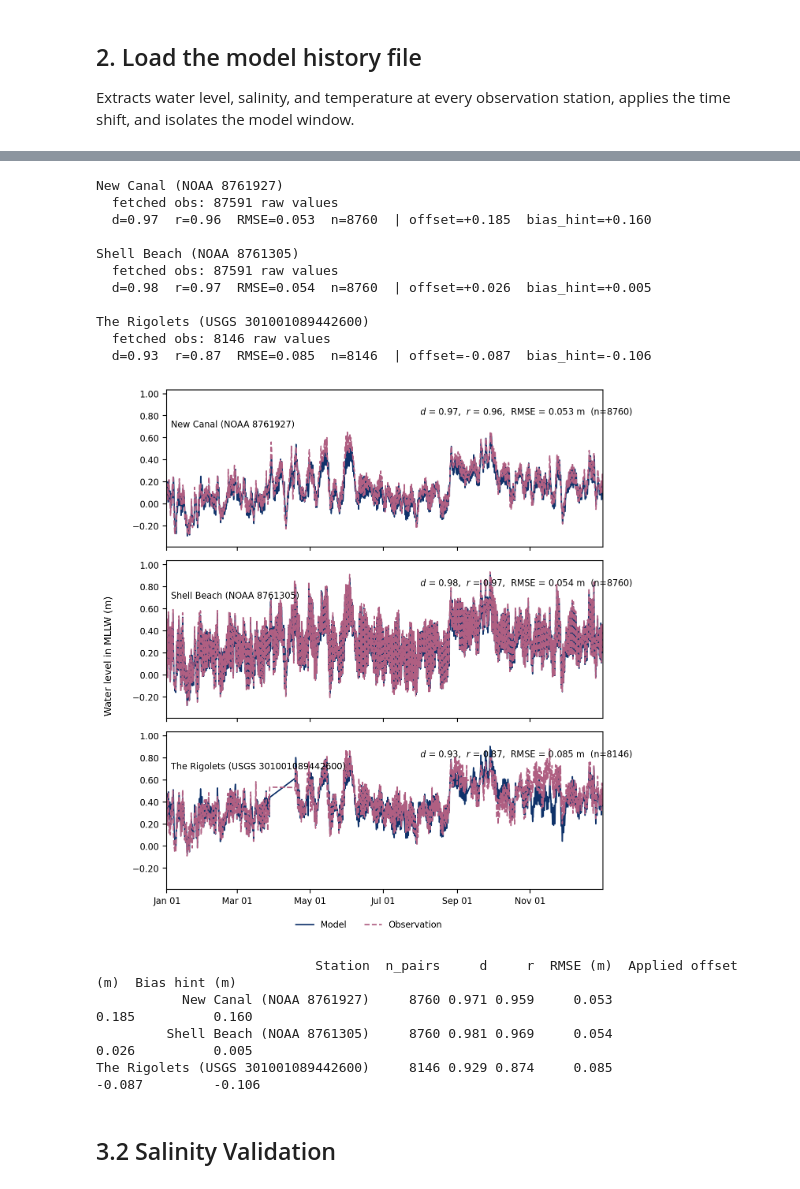
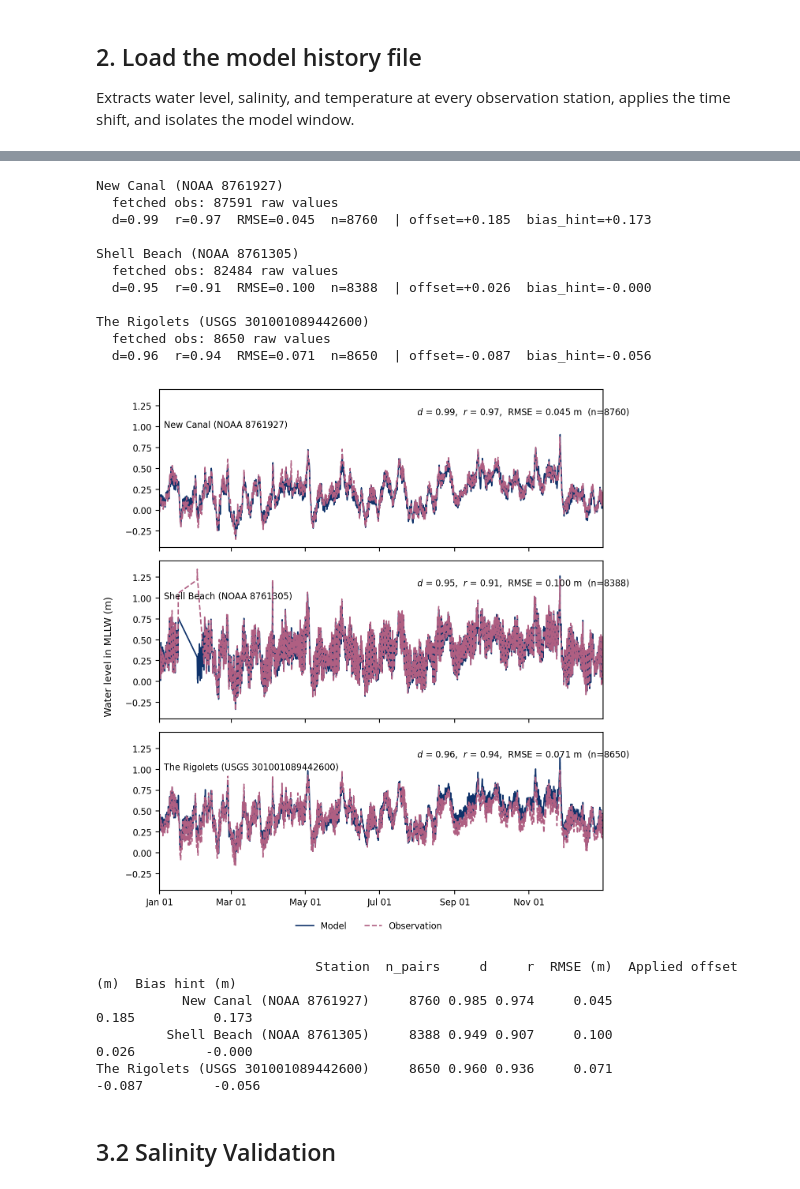
Before and after one commit to caitlinturner/Lake_Pontchartrain_Model, a Jupyter notebook: notebooks/REVIEW-01-validation_at_sites.ipynb, the cells around one changed output, grey strips where cells are left out. Cells and saved outputs as stored; diff of their text form; code cells hidden in the pictures.

```diff
--- a/notebooks/REVIEW-01-validation_at_sites.ipynb
+++ b/notebooks/REVIEW-01-validation_at_sites.ipynb
@@ -62,7 +62,7 @@ if str(PROJECT_ROOT) not in sys.path:
 import src.validation_functions as val_funcs
 
 # Model output
-HIS_PATH = Path(r"C:\Users\hydro\BCS_Paper\WL_Lake_Pontchartrain_Model_2013.dsproj")
+HIS_PATH = Path(r"C:\Users\hydro\BCS_Paper\WL_Lake_Pontchartrain_Model_2014.dsproj_data\FlowFM\output\FlowFM_his.nc")
 
 # Validation window
 start_time = pd.Timestamp("2013-01-01 00:00")
@@ -225,21 +228,22 @@ else:
 # %% [output]
 New Canal (NOAA 8761927)
   fetched obs: 87591 raw values
-  d=0.97  r=0.96  RMSE=0.053  n=8760  | offset=+0.185  bias_hint=+0.160
+  d=0.99  r=0.97  RMSE=0.045  n=8760  | offset=+0.185  bias_hint=+0.173
 
 Shell Beach (NOAA 8761305)
-  fetched obs: 87591 raw values
-  d=0.98  r=0.97  RMSE=0.054  n=8760  | offset=+0.026  bias_hint=+0.005
+  fetched obs: 82484 raw values
+  d=0.95  r=0.91  RMSE=0.100  n=8388  | offset=+0.026  bias_hint=-0.000
 
 The Rigolets (USGS 301001089442600)
-  fetched obs: 8146 raw values
-  d=0.93  r=0.87  RMSE=0.085  n=8146  | offset=-0.087  bias_hint=-0.106
+  fetched obs: 8650 raw values
+  d=0.96  r=0.94  RMSE=0.071  n=8650  | offset=-0.087  bias_hint=-0.056
 # %%
 if not wl_results:
     print("No water level results to plot.")
 else:
     fig, axs = plt.subplots(nrows=len(wl_results), ncols=1,
                             sharex=True, figsize=(7, 7), dpi=DPI)
+    axs = np.atleast_1d(axs)  # keep indexing valid when only one station
     plt.subplots_adjust(hspace=0.30)
 
     # Common y-limits based on data range across all panels
@@ -255,34 +259,34 @@ else:
         p = res["paired"]
         if not p.empty:
             # Markers + lines so sparse data (even a single point) is visible
             ax.plot(p.index, p["model"], lw=LW, color=COLORS[0], ls=STYLES[1],
                 mec="none", label="Model")
             ax.plot(p.index, p["obs"],   lw=LW, color=COLORS[1], ls=STYLES[0],
                  mec="none", label="Obs")
         ax.set_xlim(start_time, end_time)
         ax.set_ylim(y_lo, y_hi)
         ax.yaxis.set_major_formatter(StrMethodFormatter("{x:.2f}"))
         ax.set_title(res["label"], loc="left", x=0.01, y=0.72, fontsize=8)
         if np.isfinite(res["d"]):
             ax.text(0.58, 0.86,
                     f"$d$ = {res['d']:.2f},  $r$ = {res['r']:.2f},  "
                     f"RMSE = {res['rmse']:.3f} m  (n={res['n']})",
                     transform=ax.transAxes, fontsize=8, va="center")
         else:
             ax.text(0.58, 0.86,
                     f"stats unavailable (n={res['n']})",
                     transform=ax.transAxes, fontsize=8, va="center",
                     color="firebrick")
 
     axs[-1].xaxis.set_major_locator(mdates.AutoDateLocator(maxticks=10))
     axs[-1].xaxis.set_major_formatter(mdates.DateFormatter("%b %d"))
     fig.supylabel("Water level in MLLW (m)", fontsize=9)
     fig.legend(["Model", "Observation"], loc="lower center", ncol=2,
                frameon=False, fontsize=8, bbox_to_anchor=(0.5, -0.01))
     fig.tight_layout(rect=[0.02, 0.03, 1, 1])
     plt.show()
 # %% [output]
-[figure, old version]
+[figure, new version]
 # %%
 if not wl_results:
     print("No water level summary to report.")
@@ -299,9 +303,9 @@ else:
     print(wl_summary.to_string(index=False))
 # %% [output]
                             Station  n_pairs     d     r  RMSE (m)  Applied offset (m)  Bias hint (m)
-           New Canal (NOAA 8761927)     8760 0.971 0.959     0.053               0.185          0.160
-         Shell Beach (NOAA 8761305)     8760 0.981 0.969     0.054               0.026          0.005
-The Rigolets (USGS 301001089442600)     8146 0.929 0.874     0.085              -0.087         -0.106
+           New Canal (NOAA 8761927)     8760 0.985 0.974     0.045               0.185          0.173
+         Shell Beach (NOAA 8761305)     8388 0.949 0.907     0.100               0.026         -0.000
+The Rigolets (USGS 301001089442600)     8650 0.960 0.936     0.071              -0.087         -0.056
 # %% [markdown]
 ## 3.2 Salinity Validation
 # %%
```
Also changed, not shown: parts of 7 cells of this notebook, 48 other files.
